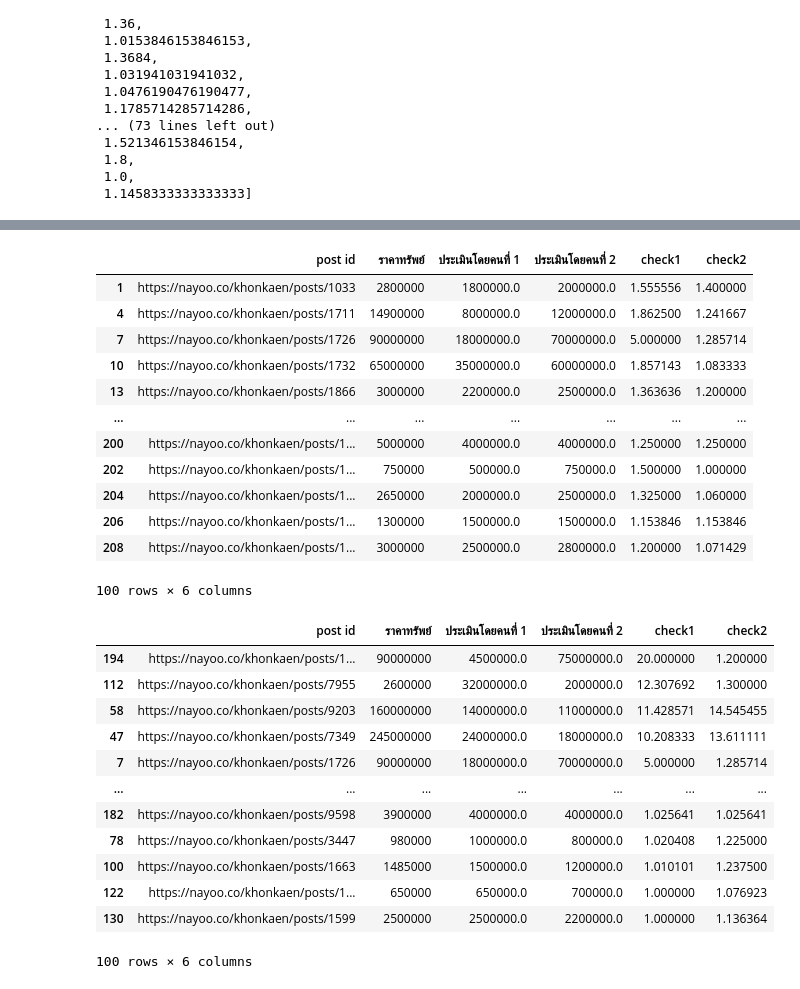
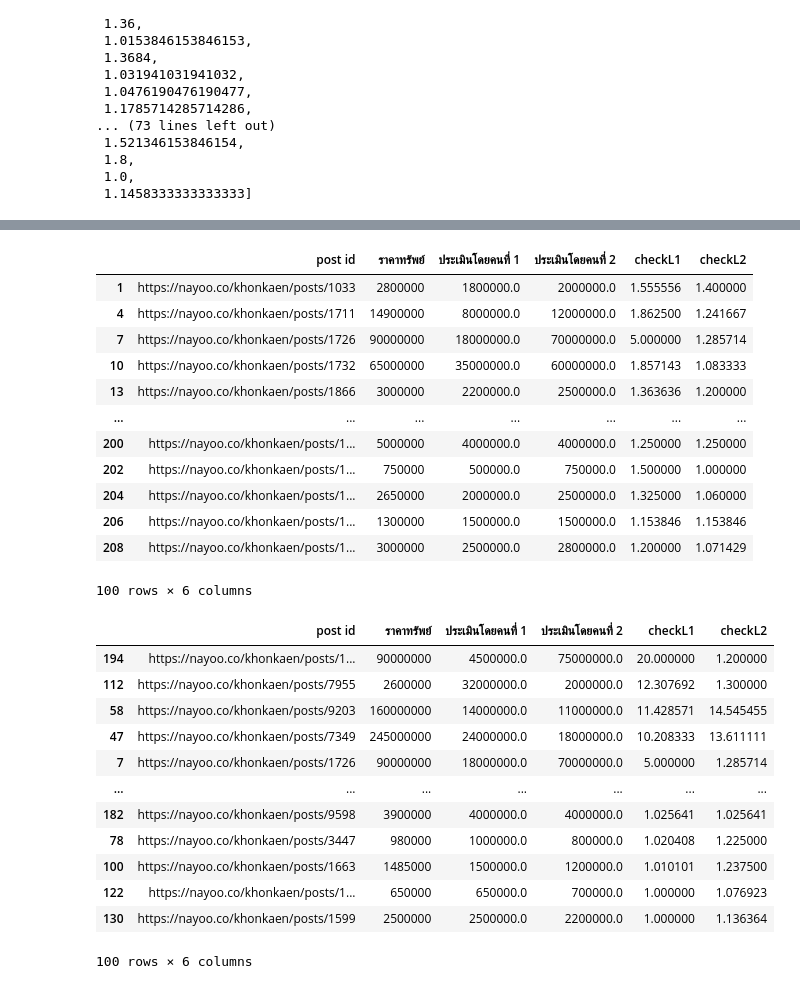
Before and after one commit to supatsara2002/bsc_dpdm22, a Jupyter notebook: [dataprep1]property_estimator.ipynb, the cells around one changed output, grey strips where cells are left out. Saved outputs shown, nothing was run; the diff lists cells and outputs as text; code cells hidden in the pictures.

```diff
--- a/[dataprep1]property_estimator.ipynb
+++ b/[dataprep1]property_estimator.ipynb
@@ -169,3 +187,8 @@ area.head(2)
 |  | ID ผู้ประเมิน | post id | property_type | ความมั่นใจในการเมินราคาทรัพย์ | ราคาทรัพย์ | ประเมินราคาซื้อ-ขาย | ... |
 | 0 | 1 | https://nayoo.co/khonkaen/posts/1033 | ที่ดิน | มั่นใจ | 2800000 | 1800000.0 | ... |
 | 1 | 2 | https://nayoo.co/khonkaen/posts/1033 | ที่ดิน | มั่นใจ | 2800000 | 2000000.0 | ... |
+# %%
+area = area[['ID ผู้ประเมิน', 'post id', 'property_type',
+       'ความมั่นใจในการเมินราคาทรัพย์', 'ราคาทรัพย์', 'ประเมินราคาซื้อ-ขาย',
+       'ให้คะแนนทรัพย์']]
+area.isnull().any()
@@ -171,0 +204,3 @@ area.head(2)
+# %%
+area = area.dropna(subset=['ราคาทรัพย์','ประเมินราคาซื้อ-ขาย','ให้คะแนนทรัพย์'])
+area.isnull().any()
@@ -900,10 +990,10 @@ T_home.sort_values(by=['check2'],ascending=False)
 # %%
 land = T_area[['post id','ราคาทรัพย์','ประเมินโดยคนที่ 1','ประเมินโดยคนที่ 2']]
-land['check1']= land.apply(lambda x:check_v(x['ราคาทรัพย์'], x['ประเมินโดยคนที่ 1']),axis=1)
-land['check2']= land.apply(lambda x:check_v(x['ราคาทรัพย์'], x['ประเมินโดยคนที่ 2']),axis=1)
+land['checkL1']= land.apply(lambda x:check_v(x['ราคาทรัพย์'], x['ประเมินโดยคนที่ 1']),axis=1)
+land['checkL2']= land.apply(lambda x:check_v(x['ราคาทรัพย์'], x['ประเมินโดยคนที่ 2']),axis=1)
 land
 # %% [output]
-|  | post id | ราคาทรัพย์ | ประเมินโดยคนที่ 1 | ประเมินโดยคนที่ 2 | check1 | check2 |
+|  | post id | ราคาทรัพย์ | ประเมินโดยคนที่ 1 | ประเมินโดยคนที่ 2 | checkL1 | checkL2 |
 | 1 | https://nayoo.co/khonkaen/posts/1033 | 2800000 | 1800000.0 | 2000000.0 | 1.555556 | 1.400000 |
 | 4 | https://nayoo.co/khonkaen/posts/1711 | 14900000 | 8000000.0 | 12000000.0 | 1.862500 | 1.241667 |
 | 7 | https://nayoo.co/khonkaen/posts/1726 | 90000000 | 18000000.0 | 70000000.0 | 5.000000 | 1.285714 |
@@ -917,9 +1007,9 @@ land
 | 208 | https://nayoo.co/khonkaen/posts/1... | 3000000 | 2500000.0 | 2800000.0 | 1.200000 | 1.071429 |
 100 rows × 6 columns
 # %%
-land.sort_values(by=['check1'],ascending=False)
+land.sort_values(by=['checkL1'],ascending=False)
 # %% [output]
-|  | post id | ราคาทรัพย์ | ประเมินโดยคนที่ 1 | ประเมินโดยคนที่ 2 | check1 | check2 |
+|  | post id | ราคาทรัพย์ | ประเมินโดยคนที่ 1 | ประเมินโดยคนที่ 2 | checkL1 | checkL2 |
 | 194 | https://nayoo.co/khonkaen/posts/1... | 90000000 | 4500000.0 | 75000000.0 | 20.000000 | 1.200000 |
 | 112 | https://nayoo.co/khonkaen/posts/7955 | 2600000 | 32000000.0 | 2000000.0 | 12.307692 | 1.300000 |
 | 58 | https://nayoo.co/khonkaen/posts/9203 | 160000000 | 14000000.0 | 11000000.0 | 11.428571 | 14.545455 |
```
Also changed, not shown: parts of 43 cells of this notebook.
